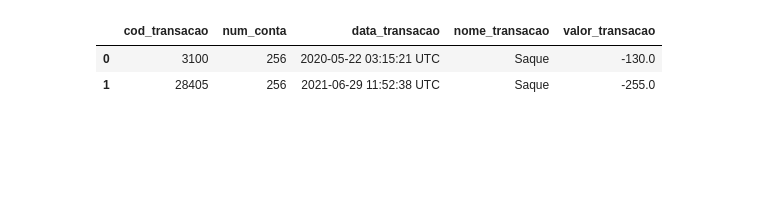
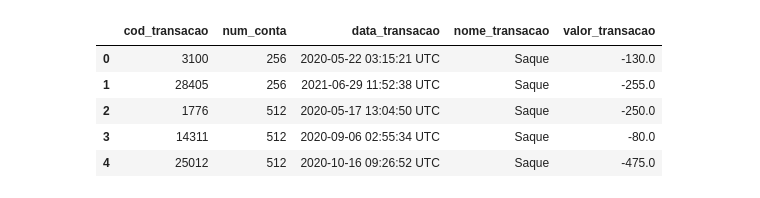
Before and after one commit to valdenio458/analista-de-dados-desafio-Indicium, a Jupyter notebook: transacoes.ipynb, the cells around one changed output. Drawn from its saved outputs; the diff is of its cells as text; code cells hidden in the pictures; blank space fills up the shorter version.

```diff
--- a/transacoes.ipynb
+++ b/transacoes.ipynb
@@ -17,7 +31,10 @@ df.isnull()
 # %%
 # Visualiza as 05 primeiras linhas
-df.head(2)
+df.head()
 # %% [output]
 |  | cod_transacao | num_conta | data_transacao | nome_transacao | valor_transacao |
 | 0 | 3100 | 256 | 2020-05-22 03:15:21 UTC | Saque | -130.0 |
 | 1 | 28405 | 256 | 2021-06-29 11:52:38 UTC | Saque | -255.0 |
+| 2 | 1776 | 512 | 2020-05-17 13:04:50 UTC | Saque | -250.0 |
+| 3 | 14311 | 512 | 2020-09-06 02:55:34 UTC | Saque | -80.0 |
+| 4 | 25012 | 512 | 2020-10-16 09:26:52 UTC | Saque | -475.0 |
```
Also changed, not shown: parts of 9 cells of this notebook.
